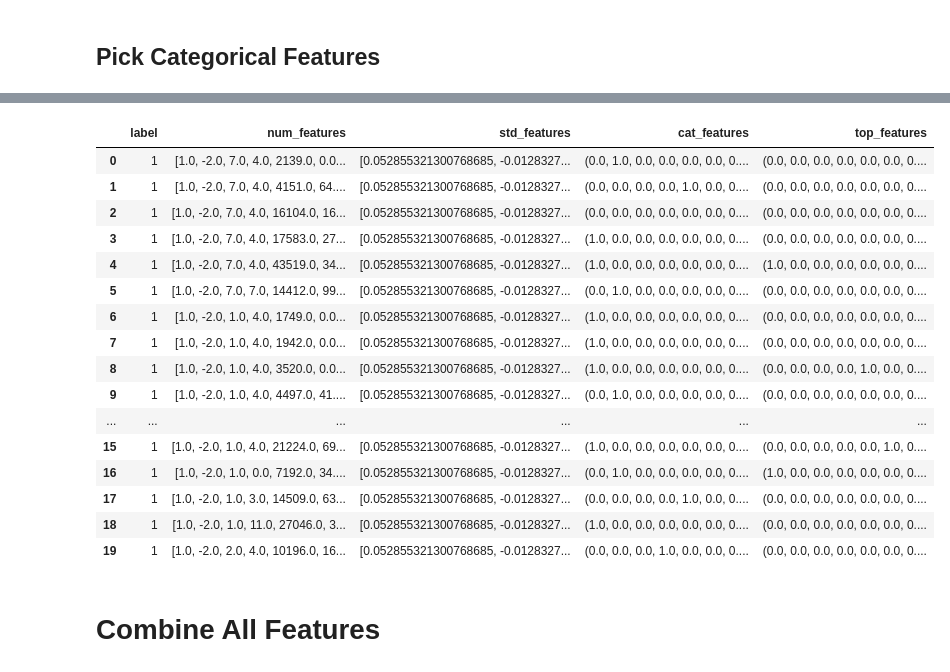
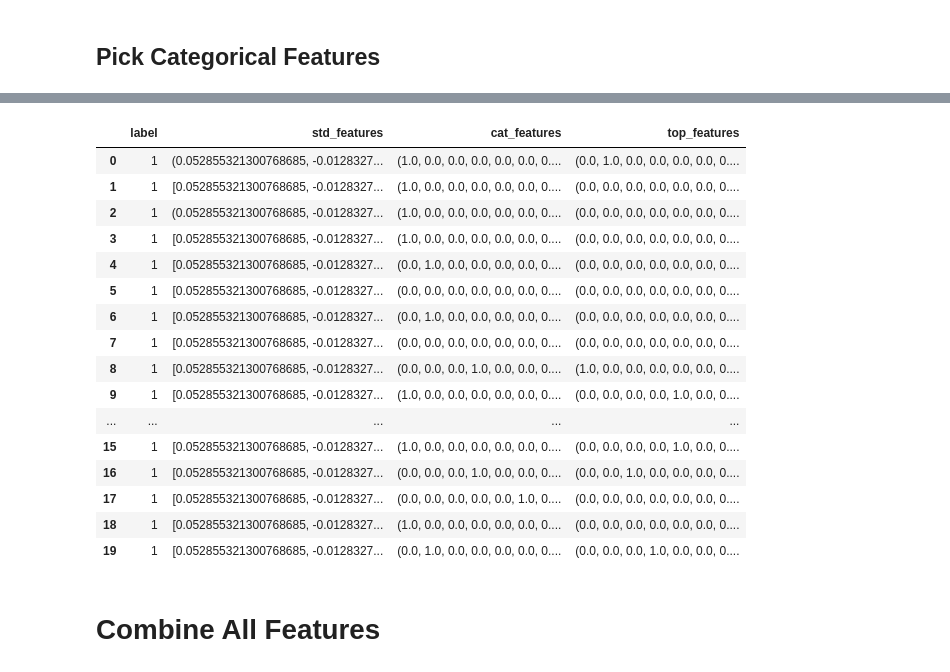
Before and after one commit to psnonis/ClickBait, a Jupyter notebook: book/Engineering-Initial.ipynb, the cells around one changed output, grey strips where cells are left out. Cells and saved outputs as stored; diff of their text form; code cells hidden in the pictures.

```diff
--- a/book/Engineering-Initial.ipynb
+++ b/book/Engineering-Initial.ipynb
@@ -246,23 +201,23 @@ Engineering.catDoPickFeature(subset = 'valid', iStep = f'normed.filled.masked-{6
 # %%
-Engineering.pdf(f'data/train.parquet.normed.filled.masked-{60000:06d}.encode.picked-{987:06d}', filter = 'label == 1', rows = 20)
+Engineering.pdf(f'data/train.parquet.normed.masked-{60000:06d}.encode.picked-{987:06d}', filter = 'label == 1', rows = 20)
 # %% [output]
-|  | label | num_features | std_features | cat_features | top_features |
-| 0 | 1 | [1.0, -2.0, 7.0, 4.0, 2139.0, 0.0... | [0.052855321300768685, -0.0128327... | (0.0, 1.0, 0.0, 0.0, 0.0, 0.0, 0.... | (0.0, 0.0, 0.0, 0.0, 0.0, 0.0, 0.... |
-| 1 | 1 | [1.0, -2.0, 7.0, 4.0, 4151.0, 64.... | [0.052855321300768685, -0.0128327... | (0.0, 0.0, 0.0, 0.0, 1.0, 0.0, 0.... | (0.0, 0.0, 0.0, 0.0, 0.0, 0.0, 0.... |
-| 2 | 1 | [1.0, -2.0, 7.0, 4.0, 16104.0, 16... | [0.052855321300768685, -0.0128327... | (0.0, 0.0, 0.0, 0.0, 0.0, 0.0, 0.... | (0.0, 0.0, 0.0, 0.0, 0.0, 0.0, 0.... |
-| 3 | 1 | [1.0, -2.0, 7.0, 4.0, 17583.0, 27... | [0.052855321300768685, -0.0128327... | (1.0, 0.0, 0.0, 0.0, 0.0, 0.0, 0.... | (0.0, 0.0, 0.0, 0.0, 0.0, 0.0, 0.... |
-| 4 | 1 | [1.0, -2.0, 7.0, 4.0, 43519.0, 34... | [0.052855321300768685, -0.0128327... | (1.0, 0.0, 0.0, 0.0, 0.0, 0.0, 0.... | (1.0, 0.0, 0.0, 0.0, 0.0, 0.0, 0.... |
-| 5 | 1 | [1.0, -2.0, 7.0, 7.0, 14412.0, 99... | [0.052855321300768685, -0.0128327... | (0.0, 1.0, 0.0, 0.0, 0.0, 0.0, 0.... | (0.0, 0.0, 0.0, 0.0, 0.0, 0.0, 0.... |
-| 6 | 1 | [1.0, -2.0, 1.0, 4.0, 1749.0, 0.0... | [0.052855321300768685, -0.0128327... | (1.0, 0.0, 0.0, 0.0, 0.0, 0.0, 0.... | (0.0, 0.0, 0.0, 0.0, 0.0, 0.0, 0.... |
-| 7 | 1 | [1.0, -2.0, 1.0, 4.0, 1942.0, 0.0... | [0.052855321300768685, -0.0128327... | (1.0, 0.0, 0.0, 0.0, 0.0, 0.0, 0.... | (0.0, 0.0, 0.0, 0.0, 0.0, 0.0, 0.... |
-| 8 | 1 | [1.0, -2.0, 1.0, 4.0, 3520.0, 0.0... | [0.052855321300768685, -0.0128327... | (1.0, 0.0, 0.0, 0.0, 0.0, 0.0, 0.... | (0.0, 0.0, 0.0, 0.0, 1.0, 0.0, 0.... |
-| 9 | 1 | [1.0, -2.0, 1.0, 4.0, 4497.0, 41.... | [0.052855321300768685, -0.0128327... | (0.0, 1.0, 0.0, 0.0, 0.0, 0.0, 0.... | (0.0, 0.0, 0.0, 0.0, 0.0, 0.0, 0.... |
-| ... | ... | ... | ... | ... | ... |
-| 15 | 1 | [1.0, -2.0, 1.0, 4.0, 21224.0, 69... | [0.052855321300768685, -0.0128327... | (1.0, 0.0, 0.0, 0.0, 0.0, 0.0, 0.... | (0.0, 0.0, 0.0, 0.0, 0.0, 1.0, 0.... |
-| 16 | 1 | [1.0, -2.0, 1.0, 0.0, 7192.0, 34.... | [0.052855321300768685, -0.0128327... | (0.0, 1.0, 0.0, 0.0, 0.0, 0.0, 0.... | (1.0, 0.0, 0.0, 0.0, 0.0, 0.0, 0.... |
-| 17 | 1 | [1.0, -2.0, 1.0, 3.0, 14509.0, 63... | [0.052855321300768685, -0.0128327... | (0.0, 0.0, 0.0, 0.0, 1.0, 0.0, 0.... | (0.0, 0.0, 0.0, 0.0, 0.0, 0.0, 0.... |
-| 18 | 1 | [1.0, -2.0, 1.0, 11.0, 27046.0, 3... | [0.052855321300768685, -0.0128327... | (1.0, 0.0, 0.0, 0.0, 0.0, 0.0, 0.... | (0.0, 0.0, 0.0, 0.0, 0.0, 0.0, 0.... |
-| 19 | 1 | [1.0, -2.0, 2.0, 4.0, 10196.0, 16... | [0.052855321300768685, -0.0128327... | (0.0, 0.0, 0.0, 1.0, 0.0, 0.0, 0.... | (0.0, 0.0, 0.0, 0.0, 0.0, 0.0, 0.... |
+|  | label | std_features | cat_features | top_features |
+| 0 | 1 | (0.052855321300768685, -0.0128327... | (1.0, 0.0, 0.0, 0.0, 0.0, 0.0, 0.... | (0.0, 1.0, 0.0, 0.0, 0.0, 0.0, 0.... |
+| 1 | 1 | [0.052855321300768685, -0.0128327... | (1.0, 0.0, 0.0, 0.0, 0.0, 0.0, 0.... | (0.0, 0.0, 0.0, 0.0, 0.0, 0.0, 0.... |
+| 2 | 1 | (0.052855321300768685, -0.0128327... | (1.0, 0.0, 0.0, 0.0, 0.0, 0.0, 0.... | (0.0, 0.0, 0.0, 0.0, 0.0, 0.0, 0.... |
+| 3 | 1 | [0.052855321300768685, -0.0128327... | (1.0, 0.0, 0.0, 0.0, 0.0, 0.0, 0.... | (0.0, 0.0, 0.0, 0.0, 0.0, 0.0, 0.... |
+| 4 | 1 | [0.052855321300768685, -0.0128327... | (0.0, 1.0, 0.0, 0.0, 0.0, 0.0, 0.... | (0.0, 0.0, 0.0, 0.0, 0.0, 0.0, 0.... |
+| 5 | 1 | [0.052855321300768685, -0.0128327... | (0.0, 0.0, 0.0, 0.0, 0.0, 0.0, 0.... | (0.0, 0.0, 0.0, 0.0, 0.0, 0.0, 0.... |
+| 6 | 1 | [0.052855321300768685, -0.0128327... | (0.0, 1.0, 0.0, 0.0, 0.0, 0.0, 0.... | (0.0, 0.0, 0.0, 0.0, 0.0, 0.0, 0.... |
+| 7 | 1 | [0.052855321300768685, -0.0128327... | (0.0, 0.0, 0.0, 0.0, 0.0, 0.0, 0.... | (0.0, 0.0, 0.0, 0.0, 0.0, 0.0, 0.... |
+| 8 | 1 | [0.052855321300768685, -0.0128327... | (0.0, 0.0, 0.0, 1.0, 0.0, 0.0, 0.... | (1.0, 0.0, 0.0, 0.0, 0.0, 0.0, 0.... |
+| 9 | 1 | [0.052855321300768685, -0.0128327... | (1.0, 0.0, 0.0, 0.0, 0.0, 0.0, 0.... | (0.0, 0.0, 0.0, 0.0, 1.0, 0.0, 0.... |
+| ... | ... | ... | ... | ... |
+| 15 | 1 | [0.052855321300768685, -0.0128327... | (1.0, 0.0, 0.0, 0.0, 0.0, 0.0, 0.... | (0.0, 0.0, 0.0, 0.0, 1.0, 0.0, 0.... |
+| 16 | 1 | [0.052855321300768685, -0.0128327... | (0.0, 0.0, 0.0, 1.0, 0.0, 0.0, 0.... | (0.0, 0.0, 1.0, 0.0, 0.0, 0.0, 0.... |
+| 17 | 1 | [0.052855321300768685, -0.0128327... | (0.0, 0.0, 0.0, 0.0, 0.0, 1.0, 0.... | (0.0, 0.0, 0.0, 0.0, 0.0, 0.0, 0.... |
+| 18 | 1 | [0.052855321300768685, -0.0128327... | (1.0, 0.0, 0.0, 0.0, 0.0, 0.0, 0.... | (0.0, 0.0, 0.0, 0.0, 0.0, 0.0, 0.... |
+| 19 | 1 | [0.052855321300768685, -0.0128327... | (0.0, 1.0, 0.0, 0.0, 0.0, 0.0, 0.... | (0.0, 0.0, 0.0, 1.0, 0.0, 0.0, 0.... |
 # %% [markdown]
 # Combine All Features
 # %%
```
Also changed, not shown: parts of 37 cells of this notebook, 8 other files.
